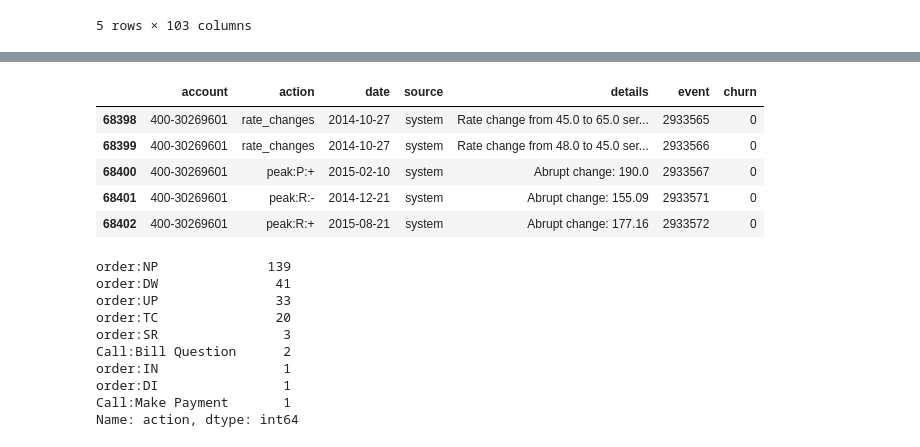
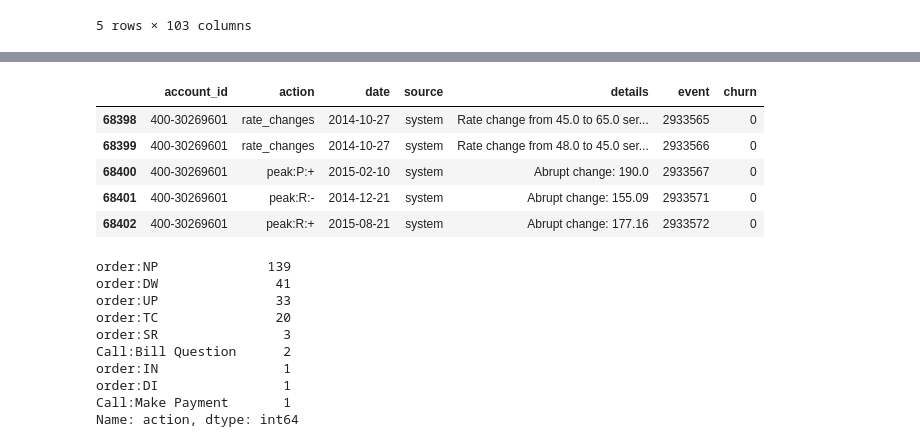
Before and after one commit to yuranich/diplom_data_analysis, a Jupyter notebook: working_with_events.ipynb, the cells around one changed output, grey strips where cells are left out. Saved outputs shown, nothing was run; the diff lists cells and outputs as text; code cells hidden in the pictures.

```diff
--- a/working_with_events.ipynb
+++ b/working_with_events.ipynb
@@ -3,6 +3,6 @@ import pandas as pd
 # %%
 events = pd.read_csv("events_ful.csv", header=None)
 events.drop(5, axis=1, inplace=True)
-events.columns = ['account', 'action', 'date', 'source', 'details', 'event', 'churn']
+events.columns = ['account_id', 'action', 'date', 'source', 'details', 'event', 'churn']
 events.head()
 # %% [output]
@@ -61,8 +41,8 @@ Name: account, dtype: int64
 # %%
-one_acc = events[events.account == '400-30269601']
+one_acc = events[events.account_id == '400-30269601']
 one_acc.head()
 # %% [output]
-|  | account | action | date | source | details | event | churn |
+|  | account_id | action | date | source | details | event | churn |
 | 68398 | 400-30269601 | rate_changes | 2014-10-27 | system | Rate change from 45.0 to 65.0 ser... | 2933565 | 0 |
 | 68399 | 400-30269601 | rate_changes | 2014-10-27 | system | Rate change from 48.0 to 45.0 ser... | 2933566 | 0 |
 | 68400 | 400-30269601 | peak:P:+ | 2015-02-10 | system | Abrupt change: 190.0 | 2933567 | 0 |
```
Also changed, not shown: parts of 39 cells of this notebook.
